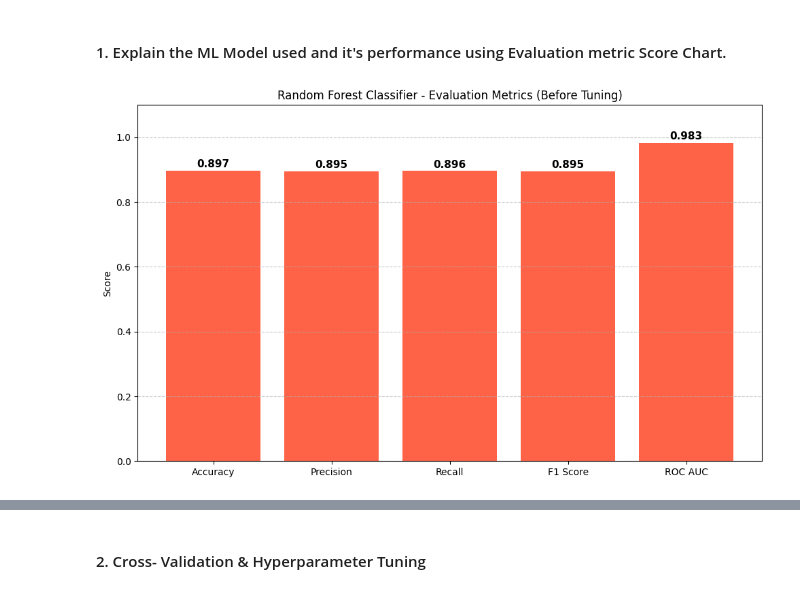
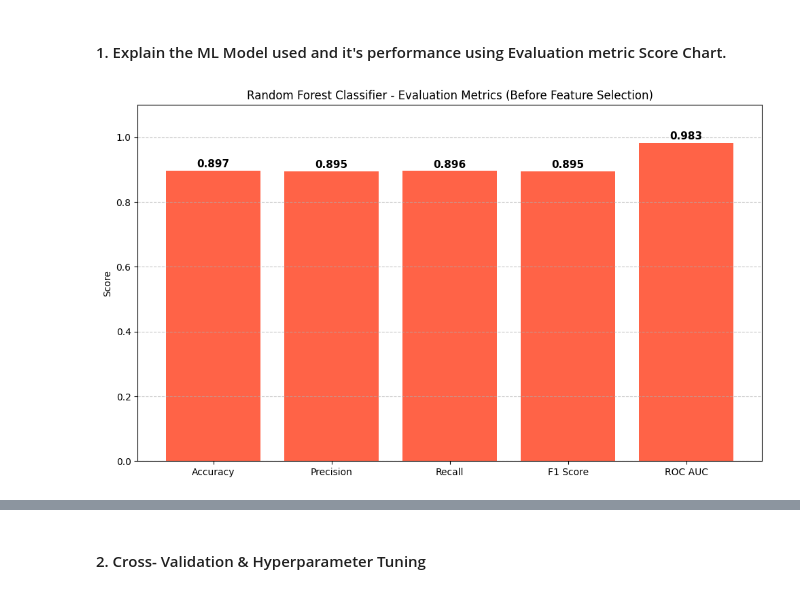
Before and after one commit to VANSHG2005/Python, a Jupyter notebook: Mobile_Price_Range_Prediction_ML_Classification_Project.ipynb, the cells around one changed output, grey strips where cells are left out. Cells and saved outputs as stored; diff of their text form; code cells hidden in the pictures.

```diff
--- a/Mobile_Price_Range_Prediction_ML_Classification_Project.ipynb
+++ b/Mobile_Price_Range_Prediction_ML_Classification_Project.ipynb
@@ -1358,25 +1425,25 @@ Text(0.5, 1.0, 'Confusion Matrix of RANDOM FOREST')
 # %%
 # Visualizing evaluation Metric Score chart
 
 rf_base_metrics = {
     "Accuracy": rf_testing_accuracy,
     "Precision": rf_test_precision,
     "Recall": rf_test_recall,
     "F1 Score": rf_f1_score,
     "ROC AUC": rf_roc_auc_score
 }
 
 # Plotting BEFORE tuning
 plt.figure(figsize=(10, 6))
 bars = plt.bar(rf_base_metrics.keys(), rf_base_metrics.values(), color='tomato')
 plt.ylim(0, 1.1)
-plt.title("Random Forest Classifier - Evaluation Metrics (Before Tuning)")
+plt.title("Random Forest Classifier - Evaluation Metrics (Before Feature Selection)")
 plt.ylabel("Score")
 for bar in bars:
     yval = bar.get_height()
     plt.text(bar.get_x() + bar.get_width()/2.0, yval + 0.01, f"{yval:.3f}", ha='center', fontsize=11, fontweight='bold')
 plt.grid(axis='y', linestyle='--', alpha=0.7)
 plt.tight_layout()
 plt.show()
 # %% [output]
-[figure, old version]
+[figure, new version]
```
Also changed, not shown: parts of 14 cells of this notebook.
